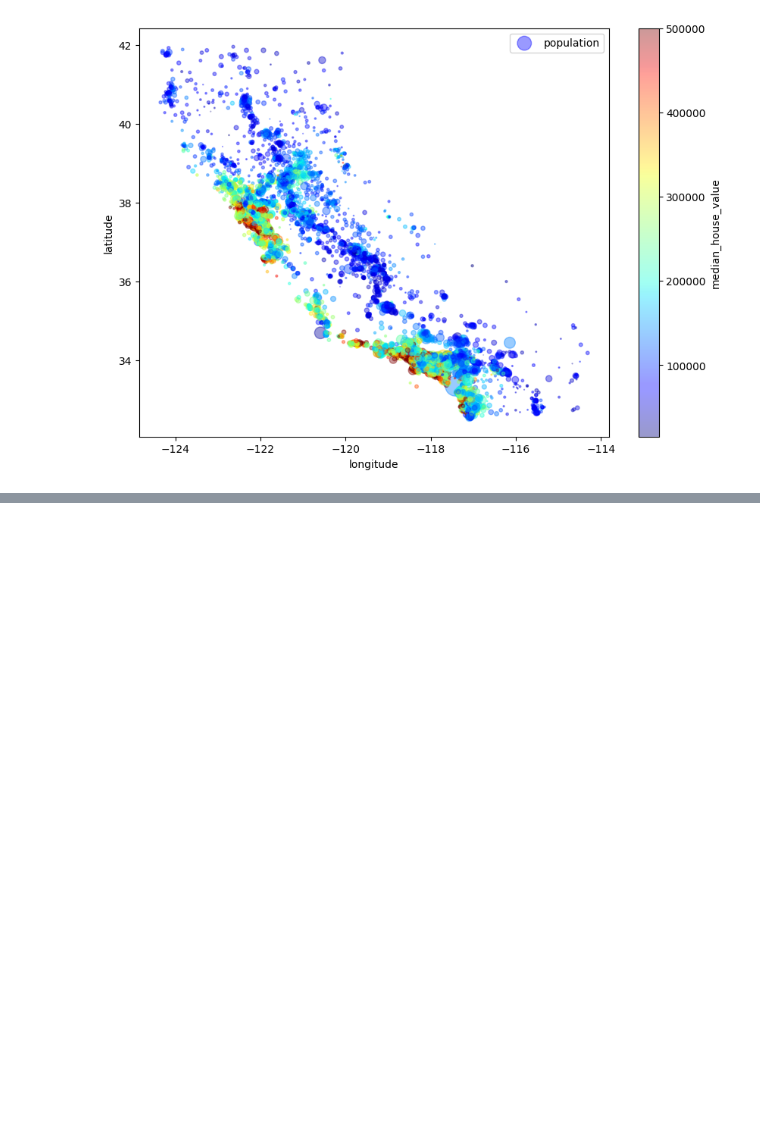
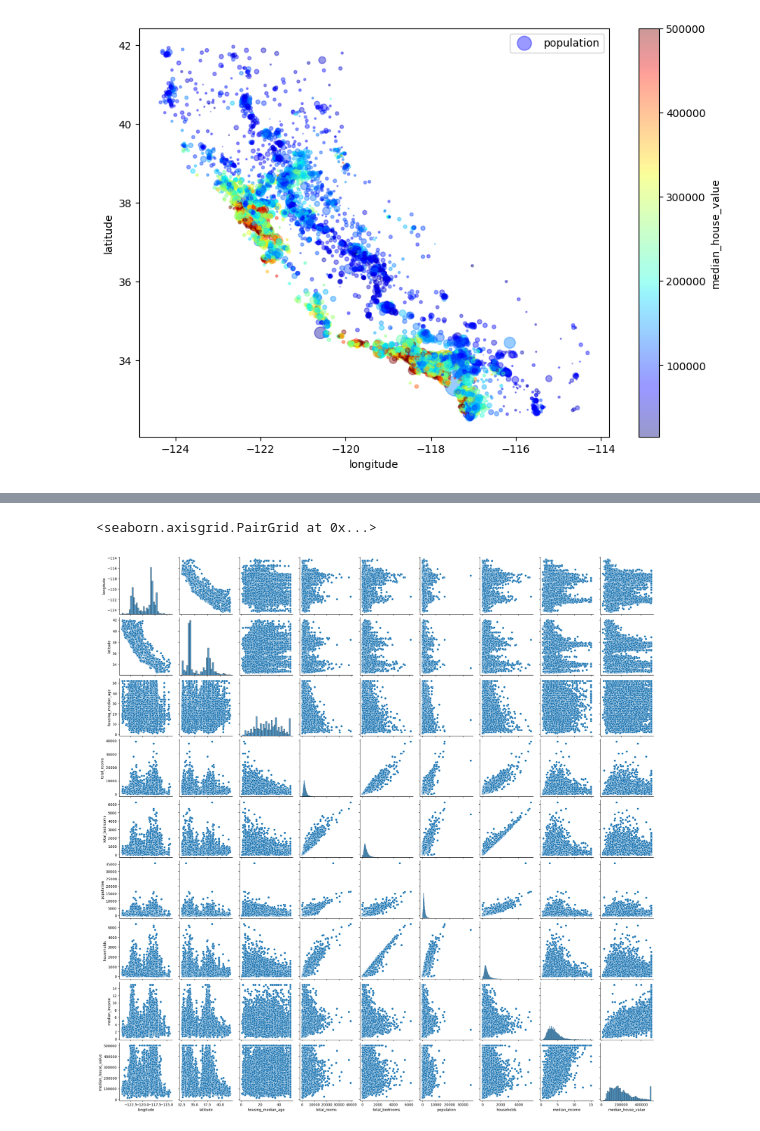
Before and after one commit to dmitrykitty/housing-price-analysis, a Jupyter notebook: proj.ipynb, the cells around one changed output, grey strips where cells are left out. Saved outputs shown, nothing was run; the diff lists cells and outputs as text; code cells hidden in the pictures; blank space fills up the shorter version.

Commit message:
pair diagrams added

```diff
--- a/proj.ipynb
+++ b/proj.ipynb
@@ -174,0 +198,6 @@ plt.legend()
+# %%
+import seaborn as sns
+sns.pairplot(df)
+# %% [output]
+<seaborn.axisgrid.PairGrid at 0x...>
+[figure, added]
```
Also changed, not shown: parts of 3 cells of this notebook.
